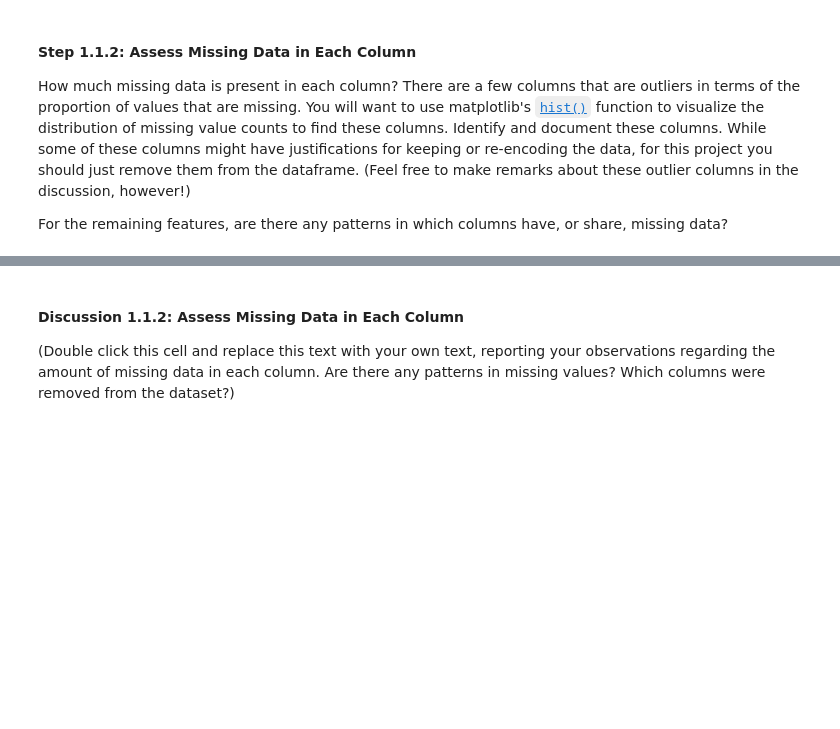
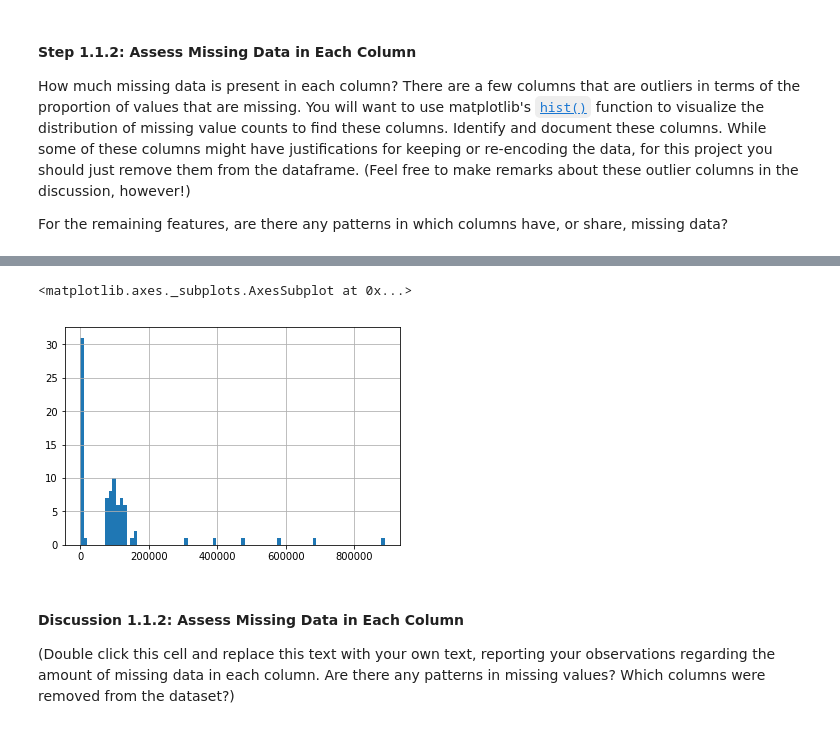
Before and after one commit to jgu1989/UdacityDataScientistNanodegree, a Jupyter notebook: project3_customer_segments/Identify_Customer_Segments.ipynb, the cells around one changed output, grey strips where cells are left out. Drawn from its saved outputs; the diff is of its cells as text; code cells hidden in the pictures; blank space fills up the shorter version.

```diff
--- a/project3_customer_segments/Identify_Customer_Segments.ipynb
+++ b/project3_customer_segments/Identify_Customer_Segments.ipynb
@@ -181,5 +180,9 @@ For the remaining features, are there any patterns in which columns have, or sha
 # %%
 # Investigate patterns in the amount of missing data in each column.
+azdias_nan.isna().sum().hist(bins=85)
+# %% [output]
+<matplotlib.axes._subplots.AxesSubplot at 0x...>
+[figure, added]
 # %%
 # Remove the outlier columns from the dataset. (You'll perform other data
 # engineering tasks such as re-encoding and imputation later.)
```
Also changed, not shown: parts of 3 cells of this notebook.
